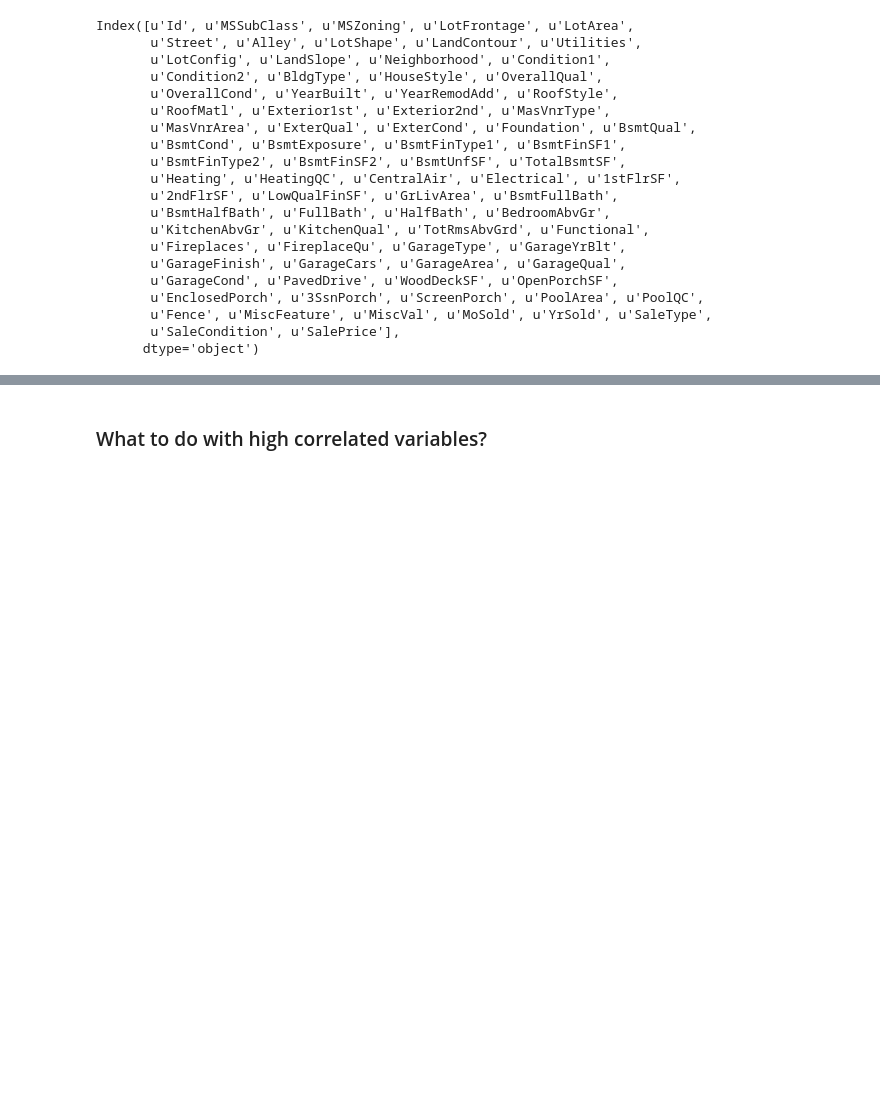
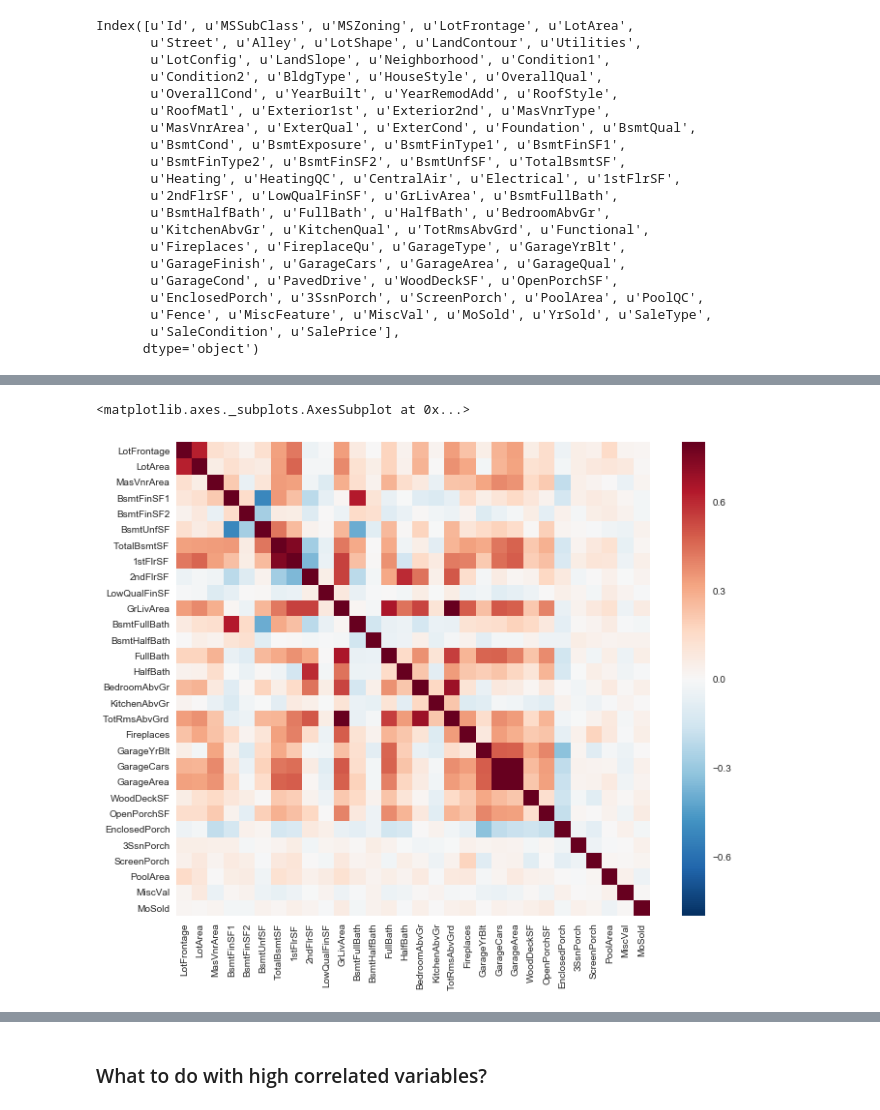
Before and after one commit to asarchami/kaggle_housing_prices, a Jupyter notebook: ali-working.ipynb, the cells around one changed output, grey strips where cells are left out. Saved outputs shown, nothing was run; the diff lists cells and outputs as text; code cells hidden in the pictures; blank space fills up the shorter version.

Commit message:
added some data transformation and more plotting

```diff
--- a/ali-working.ipynb
+++ b/ali-working.ipynb
@@ -205,0 +141,4 @@ for column in categorical_columns:
+# %%
+imp = Imputer(missing_values='NaN', strategy='mean', axis=0)
+data[numerical_columns] = imp.fit_transform(data[numerical_columns])
+data.isnull().values.any()
@@ -206,3 +147,2 @@ for column in categorical_columns:
 # %%
-transformed_data = pd.concat([transformed_data, data[categorical_columns].apply(LabelEncoder().fit_transform)],
-                             axis=1)
+data[categorical_columns] = data[categorical_columns].apply(LabelEncoder().fit_transform)
@@ -211,2 +149,3 @@ transformed_data
 # %%
-transformed_data['Age'] = data['YrSold'] - data['YearBuilt']
+data['Age'] = data['YrSold'] - data['YearBuilt']
+data['remodAge'] = data['YrSold'] - data['YearRemodAdd']
@@ -239,6 +185,6 @@ from sklearn.preprocessing import StandardScaler
 # %%
 ss = StandardScaler()
-transformed_data[numerical_columns] = ss.fit_transform(transformed_data[numerical_columns].values)
-transformed_data[numerical_columns] = pd.DataFrame(transformed_data[numerical_columns],
-                                                   index=transformed_data[numerical_columns].index,
-                                                   columns=transformed_data[numerical_columns].columns)
+data[numerical_columns] = ss.fit_transform(data[numerical_columns].values)
+data[numerical_columns] = pd.DataFrame(data[numerical_columns],
+                                       index=data[numerical_columns].index,
+                                       columns=data[numerical_columns].columns)
@@ -256,5 +191,9 @@ corr_matrix = transformed_data[numerical_columns].corr()
 # %%
+corr_matrix = data[numerical_columns].corr()
 plt.subplots(figsize=(12, 9))
 sns.heatmap(corr_matrix, vmax=.8, square=True)
+# %% [output]
+<matplotlib.axes._subplots.AxesSubplot at 0x...>
+[figure, added]
 # %%
 corr_matrix.values.shape
```
Also changed, not shown: parts of 55 cells of this notebook.
